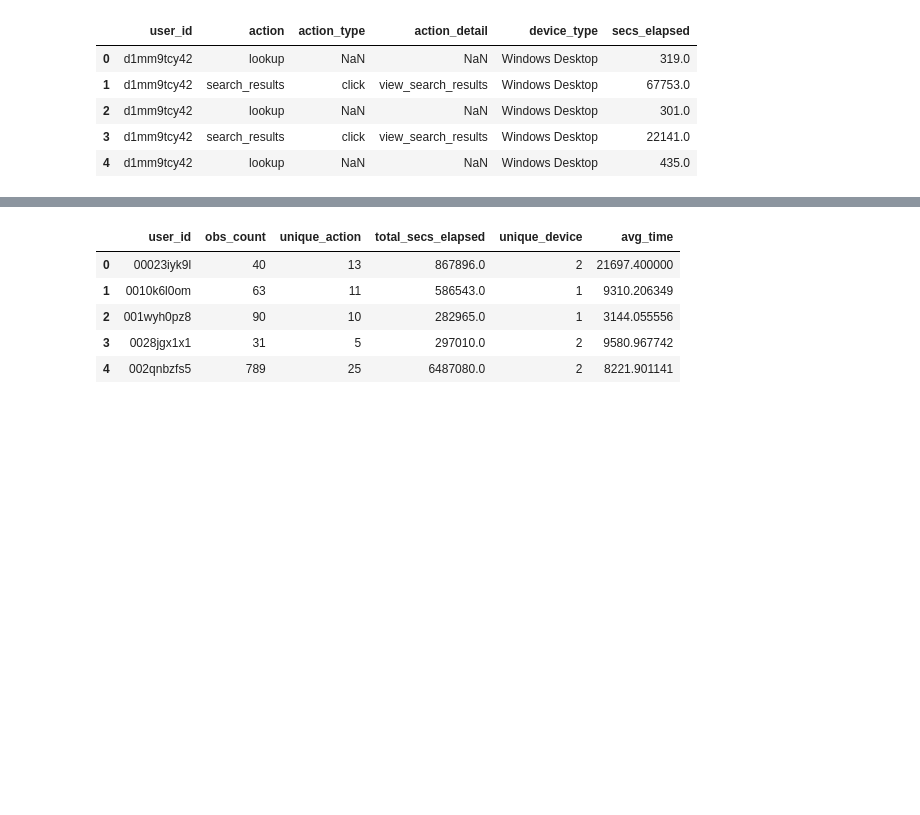
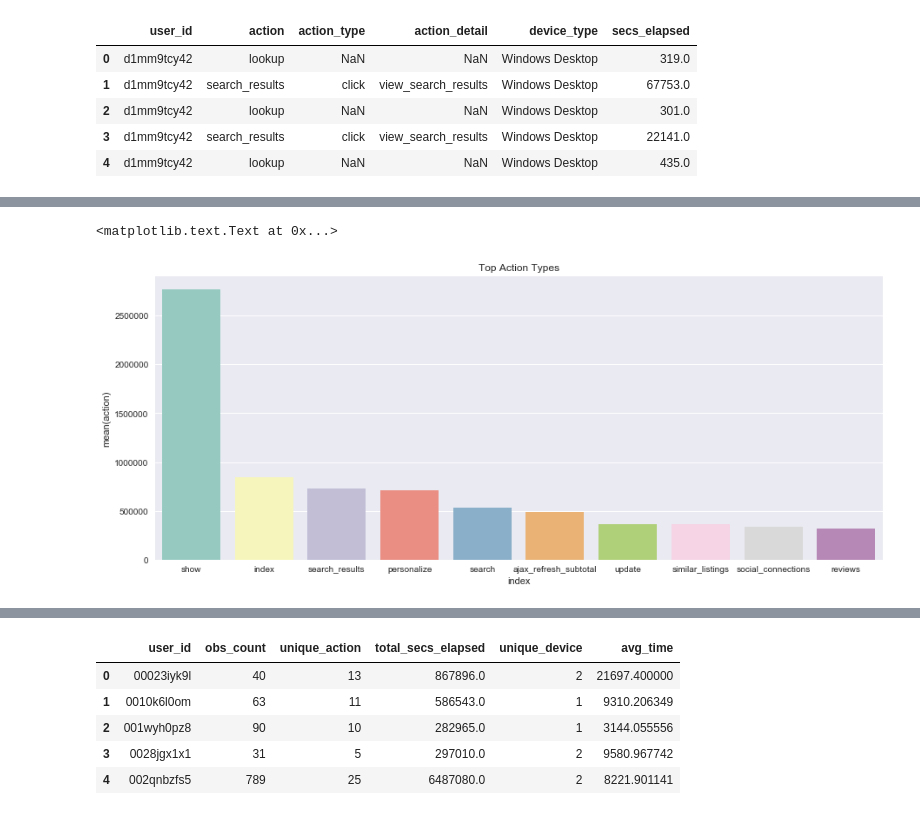
Before and after one commit to bkennedy04/msia420_airbnb_prediction, a Jupyter notebook: src/Airbnb 2.26.18 - Data Cleansing & Feature Creation.ipynb, the cells around one changed output, grey strips where cells are left out. Cells and saved outputs as stored; diff of their text form; code cells hidden in the pictures; blank space fills up the shorter version.

```diff
--- a/src/Airbnb 2.26.18 - Data Cleansing & Feature Creation.ipynb
+++ b/src/Airbnb 2.26.18 - Data Cleansing & Feature Creation.ipynb
@@ -380,0 +397,4 @@ session.head()
+# %%
+actions = pd.DataFrame(session['action'].value_counts().reset_index())
+actions_top10 = actions.head(10)
+actions_top10
@@ -381 +413,7 @@ session.head()
+# %%
+plt.subplots(figsize=(15, 6))
+sn.barplot(actions_top10['index'],actions_top10['action'], palette="Set3").set_title('Top Action Types')
+# %% [output]
+<matplotlib.text.Text at 0x...>
+[figure, added]
 # %%
```
Also changed, not shown: parts of 42 cells of this notebook, 1 other file.
